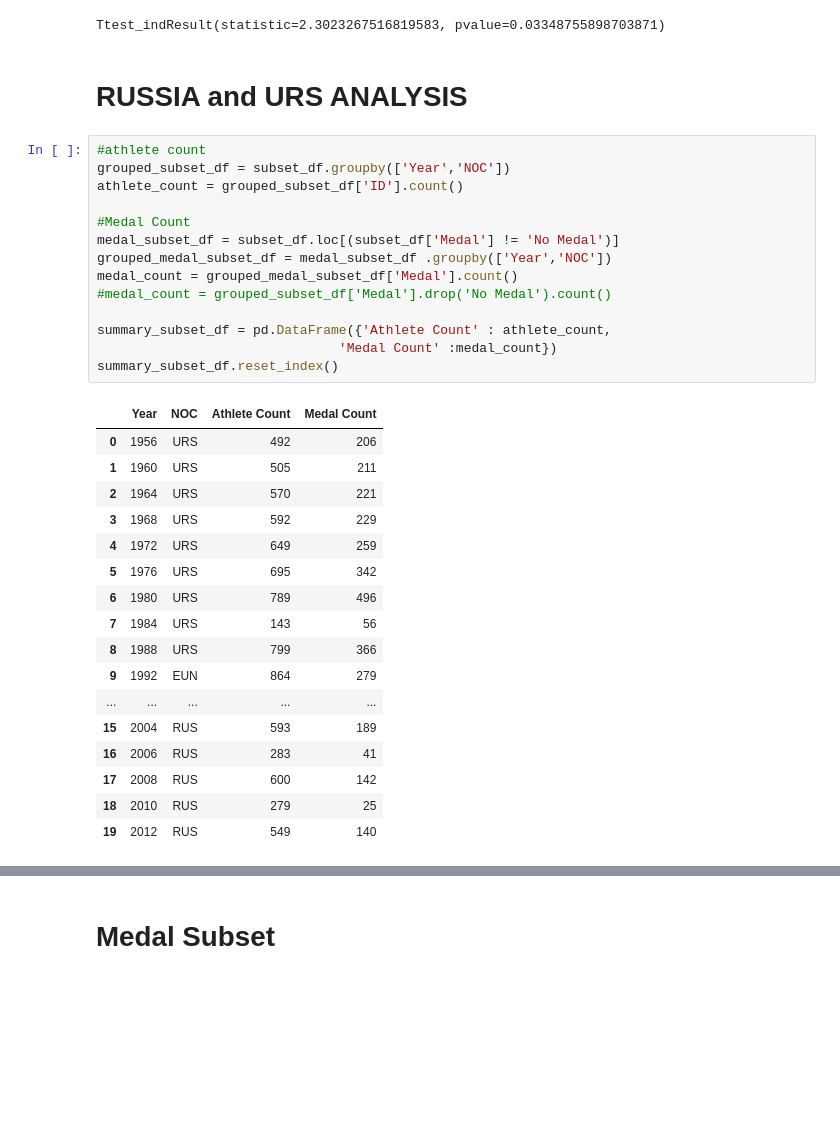
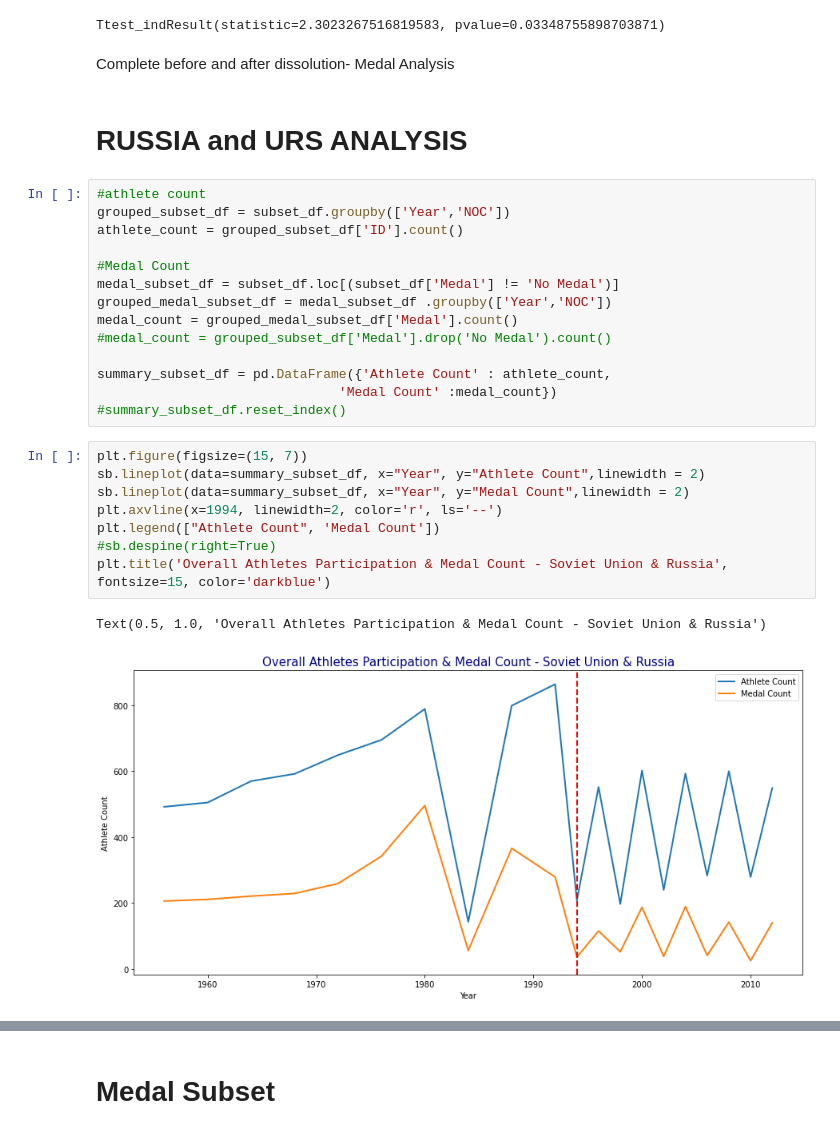
Before and after one commit to ratikachauhan/dathletes-project-1, a Jupyter notebook: ratika_analysis/Olympic Games Analysis - Ratika Complete Analysis .ipynb, the cells around one changed output, grey strips where cells are left out. Drawn from its saved outputs; the diff is of its cells as text; blank space fills up the shorter version.

Commit message:
updated analysis -RC

```diff
--- a/ratika_analysis/Olympic Games Analysis - Ratika Complete Analysis .ipynb
+++ b/ratika_analysis/Olympic Games Analysis - Ratika Complete Analysis .ipynb
@@ -187,6 +206,8 @@ stats.ttest_ind(medals_count_before, medals_count_after, equal_var=False)
 Avg. Medals won participation before dissolution    - 268.4
 Avg. Medal won participation after dissolution  - 149.8
 Ttest_indResult(statistic=2.3023267516819583, pvalue=0.03348755898703871)
+# %% [markdown]
+Complete before and after dissolution- Medal Analysis
 # %% [markdown]
 # RUSSIA and URS ANALYSIS
 # %%
@@ -202,23 +223,16 @@ medal_count = grouped_medal_subset_df['Medal'].count()
 
 summary_subset_df = pd.DataFrame({'Athlete Count' : athlete_count,
                                'Medal Count' :medal_count})
-summary_subset_df.reset_index()
+#summary_subset_df.reset_index()
-# %% [output]
-|  | Year | NOC | Athlete Count | Medal Count |
-| 0 | 1956 | URS | 492 | 206 |
-| 1 | 1960 | URS | 505 | 211 |
-| 2 | 1964 | URS | 570 | 221 |
-| 3 | 1968 | URS | 592 | 229 |
-| 4 | 1972 | URS | 649 | 259 |
-| 5 | 1976 | URS | 695 | 342 |
-| 6 | 1980 | URS | 789 | 496 |
-| 7 | 1984 | URS | 143 | 56 |
-| 8 | 1988 | URS | 799 | 366 |
-| 9 | 1992 | EUN | 864 | 279 |
-| ... | ... | ... | ... | ... |
-| 15 | 2004 | RUS | 593 | 189 |
-| 16 | 2006 | RUS | 283 | 41 |
-| 17 | 2008 | RUS | 600 | 142 |
-| 18 | 2010 | RUS | 279 | 25 |
-| 19 | 2012 | RUS | 549 | 140 |
+# %%
+plt.figure(figsize=(15, 7))
+sb.lineplot(data=summary_subset_df, x="Year", y="Athlete Count",linewidth = 2)
+sb.lineplot(data=summary_subset_df, x="Year", y="Medal Count",linewidth = 2)
+plt.axvline(x=1994, linewidth=2, color='r', ls='--')
+plt.legend(["Athlete Count", 'Medal Count'])
+#sb.despine(right=True)
+plt.title('Overall Athletes Participation & Medal Count - Soviet Union & Russia', fontsize=15, color='darkblue')
+# %% [output]
+Text(0.5, 1.0, 'Overall Athletes Participation & Medal Count - Soviet Union & Russia')
+[figure, added]
 # %%
```
Also changed, not shown: parts of 8 cells of this notebook, 1 other file.
